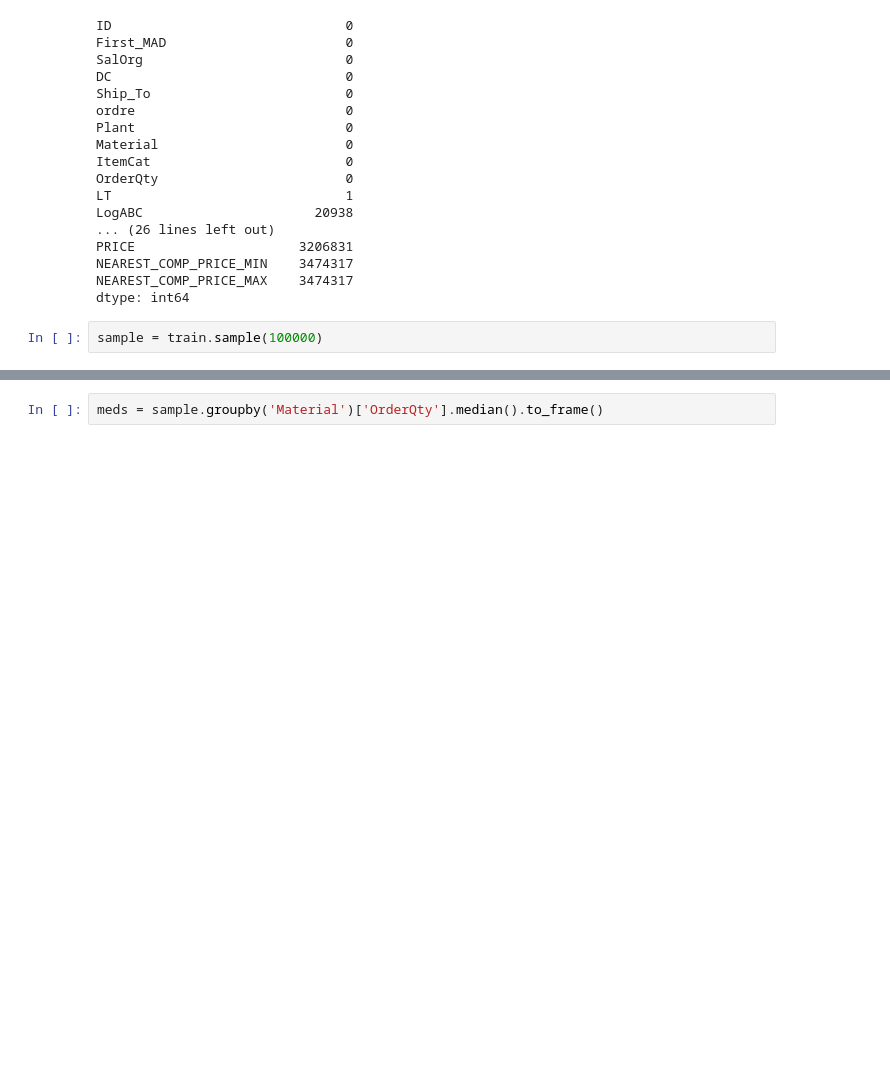
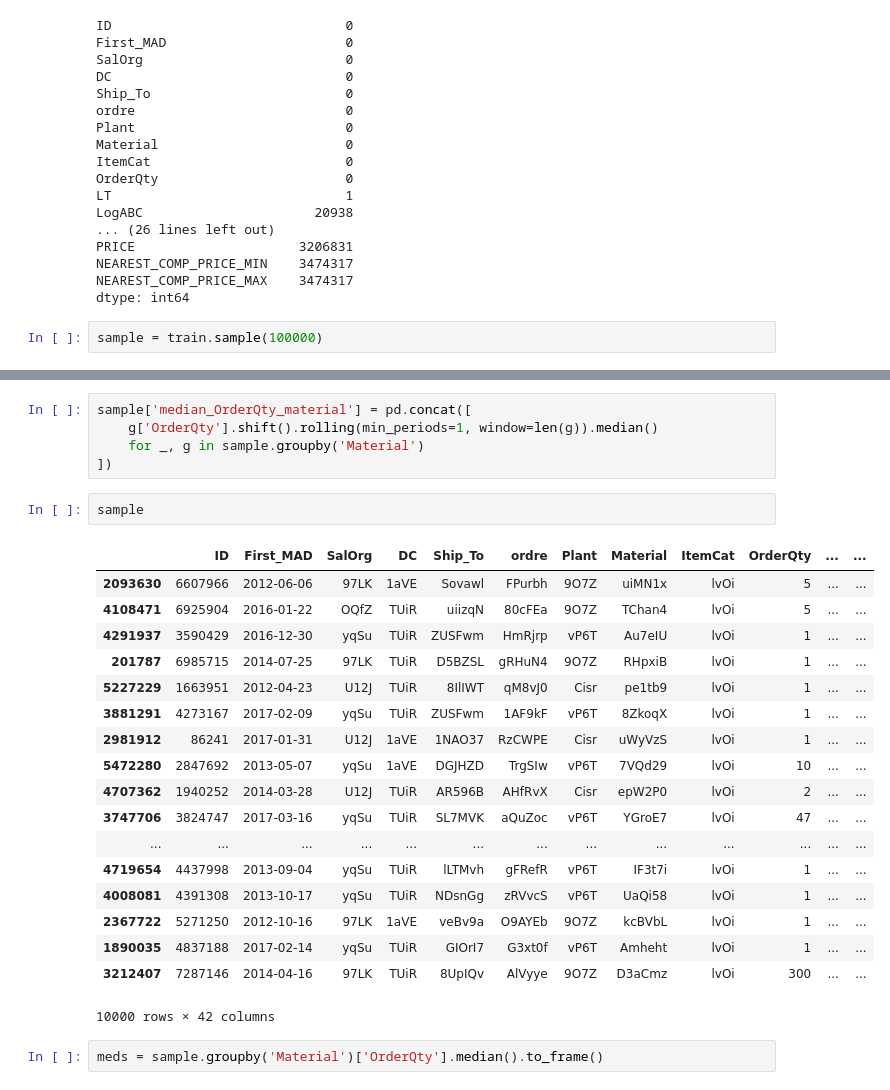
Before and after one commit to Dolto/kaggle-DSG17-final, a Jupyter notebook: EDA.ipynb, the cells around one changed output, grey strips where cells are left out. Saved outputs shown, nothing was run; the diff lists cells and outputs as text; blank space fills up the shorter version.

```diff
--- a/EDA.ipynb
+++ b/EDA.ipynb
@@ -76,3 +63,29 @@ Wall time: 600 ms
+# %%
+sample['median_OrderQty_material'] = pd.concat([
+    g['OrderQty'].shift().rolling(min_periods=1, window=len(g)).median()
+    for _, g in sample.groupby('Material')
+])
+# %%
+sample
+# %% [output]
+|  | ID | First_MAD | SalOrg | DC | Ship_To | ordre | Plant | Material | ItemCat | OrderQty | ... | ... |
+| 2093630 | 6607966 | 2012-06-06 | 97LK | 1aVE | Sovawl | FPurbh | 9O7Z | uiMN1x | lvOi | 5 | ... | ... |
+| 4108471 | 6925904 | 2016-01-22 | OQfZ | TUiR | uiizqN | 80cFEa | 9O7Z | TChan4 | lvOi | 5 | ... | ... |
+| 4291937 | 3590429 | 2016-12-30 | yqSu | TUiR | ZUSFwm | HmRjrp | vP6T | Au7eIU | lvOi | 1 | ... | ... |
+| 201787 | 6985715 | 2014-07-25 | 97LK | TUiR | D5BZSL | gRHuN4 | 9O7Z | RHpxiB | lvOi | 1 | ... | ... |
+| 5227229 | 1663951 | 2012-04-23 | U12J | TUiR | 8IlIWT | qM8vJ0 | Cisr | pe1tb9 | lvOi | 1 | ... | ... |
+| 3881291 | 4273167 | 2017-02-09 | yqSu | TUiR | ZUSFwm | 1AF9kF | vP6T | 8ZkoqX | lvOi | 1 | ... | ... |
+| 2981912 | 86241 | 2017-01-31 | U12J | 1aVE | 1NAO37 | RzCWPE | Cisr | uWyVzS | lvOi | 1 | ... | ... |
+| 5472280 | 2847692 | 2013-05-07 | yqSu | 1aVE | DGJHZD | TrgSIw | vP6T | 7VQd29 | lvOi | 10 | ... | ... |
+| 4707362 | 1940252 | 2014-03-28 | U12J | TUiR | AR596B | AHfRvX | Cisr | epW2P0 | lvOi | 2 | ... | ... |
+| 3747706 | 3824747 | 2017-03-16 | yqSu | TUiR | SL7MVK | aQuZoc | vP6T | YGroE7 | lvOi | 47 | ... | ... |
+| ... | ... | ... | ... | ... | ... | ... | ... | ... | ... | ... | ... | ... |
+| 4719654 | 4437998 | 2013-09-04 | yqSu | TUiR | lLTMvh | gFRefR | vP6T | IF3t7i | lvOi | 1 | ... | ... |
+| 4008081 | 4391308 | 2013-10-17 | yqSu | TUiR | NDsnGg | zRVvcS | vP6T | UaQi58 | lvOi | 1 | ... | ... |
+| 2367722 | 5271250 | 2012-10-16 | 97LK | 1aVE | veBv9a | O9AYEb | 9O7Z | kcBVbL | lvOi | 1 | ... | ... |
+| 1890035 | 4837188 | 2017-02-14 | yqSu | TUiR | GIOrI7 | G3xt0f | vP6T | Amheht | lvOi | 1 | ... | ... |
+| 3212407 | 7287146 | 2014-04-16 | 97LK | TUiR | 8UpIQv | AlVyye | 9O7Z | D3aCmz | lvOi | 300 | ... | ... |
+10000 rows × 42 columns
 # %%
 meds = sample.groupby('Material')['OrderQty'].median().to_frame()
 # %%
```
Also changed, not shown: parts of 6 cells of this notebook, 4 other files.
